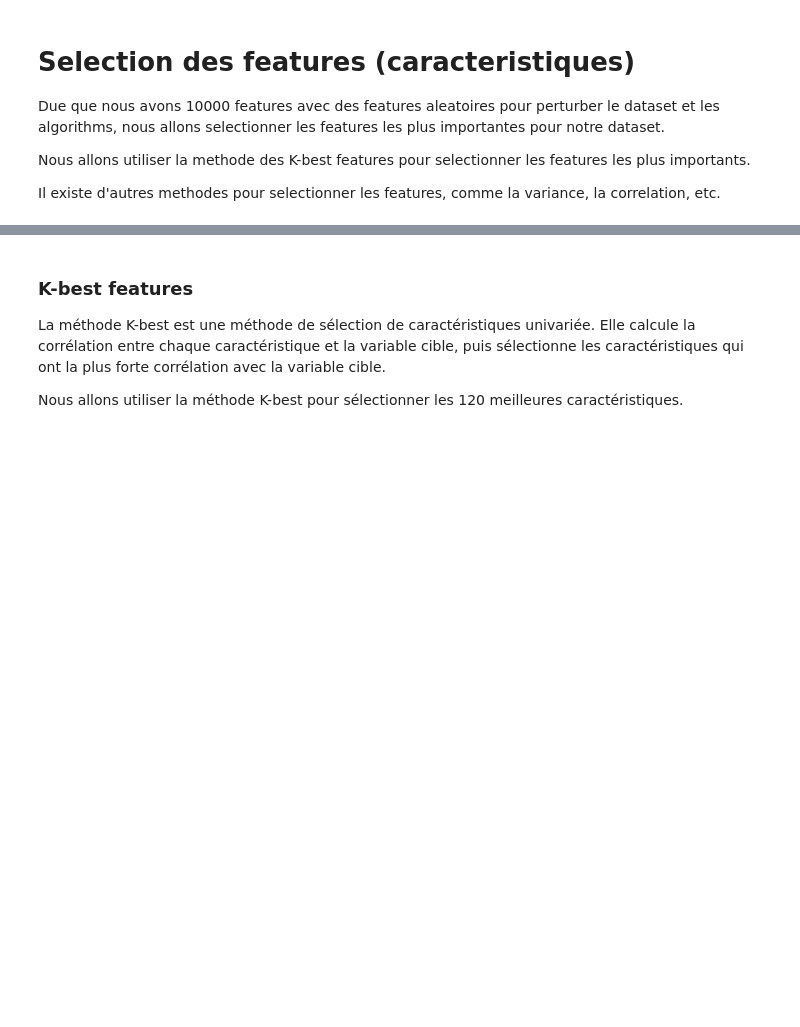
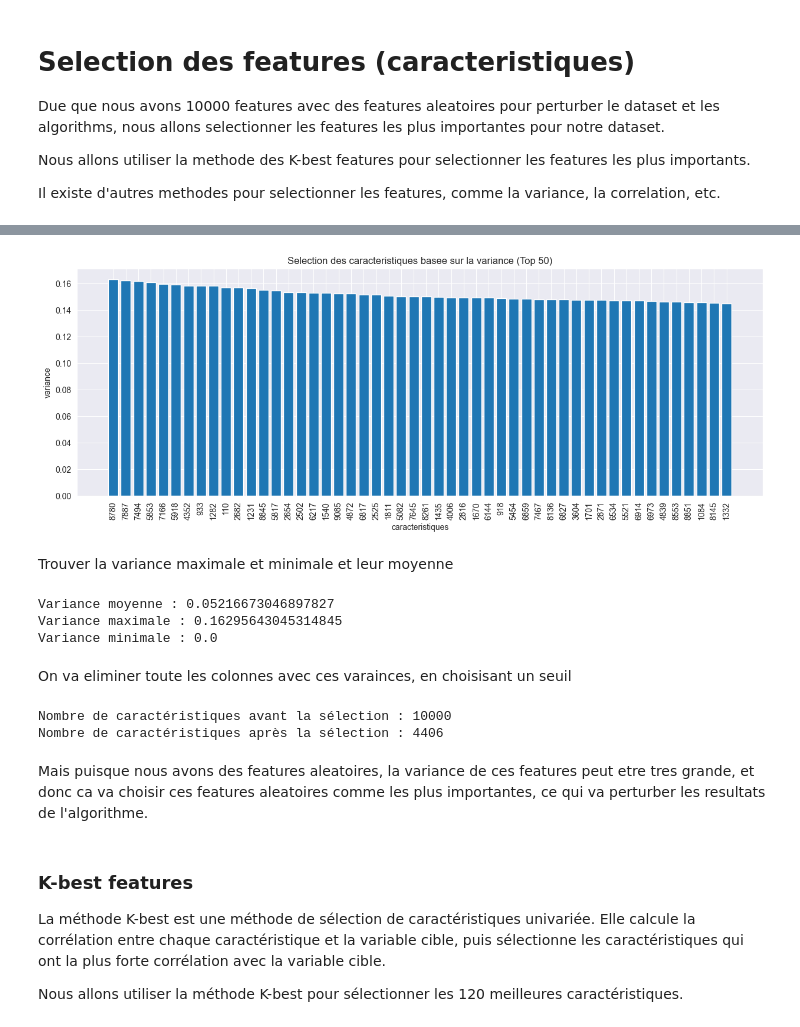
Before and after one commit to aL0NEW0LF/Extreme-Gradient-Boosting-vs-Naive-Bayes-Arcene, a Jupyter notebook: PROJECT.ipynb, the cells around one changed output, grey strips where cells are left out. Cells and saved outputs as stored; diff of their text form; code cells hidden in the pictures; blank space fills up the shorter version.

Commit message:
feat: added feat selec with var test + outliers removal

```diff
--- a/PROJECT.ipynb
+++ b/PROJECT.ipynb
@@ -268,0 +269,5 @@ Mais puisque nous avons des features aleatoires, la variance de ces features peu
+# %%
+arcene_train_feat_sel_var = arcene_train.copy()
+features_var = arcene_train.var(axis = 0)
+
+print(features_var)
@@ -269,3 +287,61 @@ Mais puisque nous avons des features aleatoires, la variance de ces features peu
+# %%
+scaler = MinMaxScaler()
+scaled_arcene_train = scaler.fit_transform(arcene_train_feat_sel_var)
+# %%
+variances = scaled_arcene_train.var(axis=0)
+sorted_indices = np.argsort(variances)[::-1]
+
+# Plot the top 50 features based on variance
+top_features = 50
+plt.figure(figsize=(15, 5))
+plt.bar(x=range(top_features), height=variances[sorted_indices][:top_features])
+plt.xticks(ticks=range(top_features), labels=arcene_train_feat_sel_var.columns[sorted_indices][:top_features], rotation=90)
+plt.xlabel('caracteristiques')
+plt.ylabel('variance')
+plt.title('Selection des caracteristiques basee sur la variance (Top 50)')
+plt.show()
+#les 50 features avec les plus grandes variances
+# %% [output]
+[figure, added]
+# %% [markdown]
+Trouver la variance maximale et minimale et leur moyenne
+# %%
+max_variance = np.max(variances)
+min_variance = np.min(variances)
+mean_variance = np.mean(variances)
+
+print("Variance moyenne :", mean_variance)
+print("Variance maximale :", max_variance)
+print("Variance minimale :", min_variance)
+# %% [output]
+Variance moyenne : 0.05216673046897827
+Variance maximale : 0.16295643045314845
+Variance minimale : 0.0
+# %% [markdown]
+On va eliminer toute les colonnes avec ces varainces, en choisisant un seuil
+# %%
+# exemple :
+threshold = mean_variance # le seuil
+
+selector = VarianceThreshold(threshold=threshold)
+x_high_variance = selector.fit_transform(scaled_arcene_train)
+high_variance_indices = np.where(selector.variances_ >= threshold)[0]
+
+
+#suppriner
+arcene_train_feat_sel_var = arcene_train_feat_sel_var[high_variance_indices]
+
+
+#afficher les caracteristiques selectionnes :
+print("Nombre de caractéristiques avant la sélection :", arcene_train.shape[1])
+print("Nombre de caractéristiques après la sélection :",  arcene_train_feat_sel_var.shape[1])
+
+arcene_train_filtered_with_var_concatinated = pd.concat([arcene_train_feat_sel_var, arcene_train_labels], axis=1, ignore_index=True)
+# %% [output]
+Nombre de caractéristiques avant la sélection : 10000
+Nombre de caractéristiques après la sélection : 4406
+# %% [markdown]
+Mais puisque nous avons des features aleatoires, la variance de ces features peut etre tres grande, et donc ca va choisir ces features aleatoires comme les plus importantes, ce qui va perturber les resultats de l'algorithme.
 # %% [markdown]
 ### K-best features
 
```
Also changed, not shown: parts of 6 cells of this notebook.
